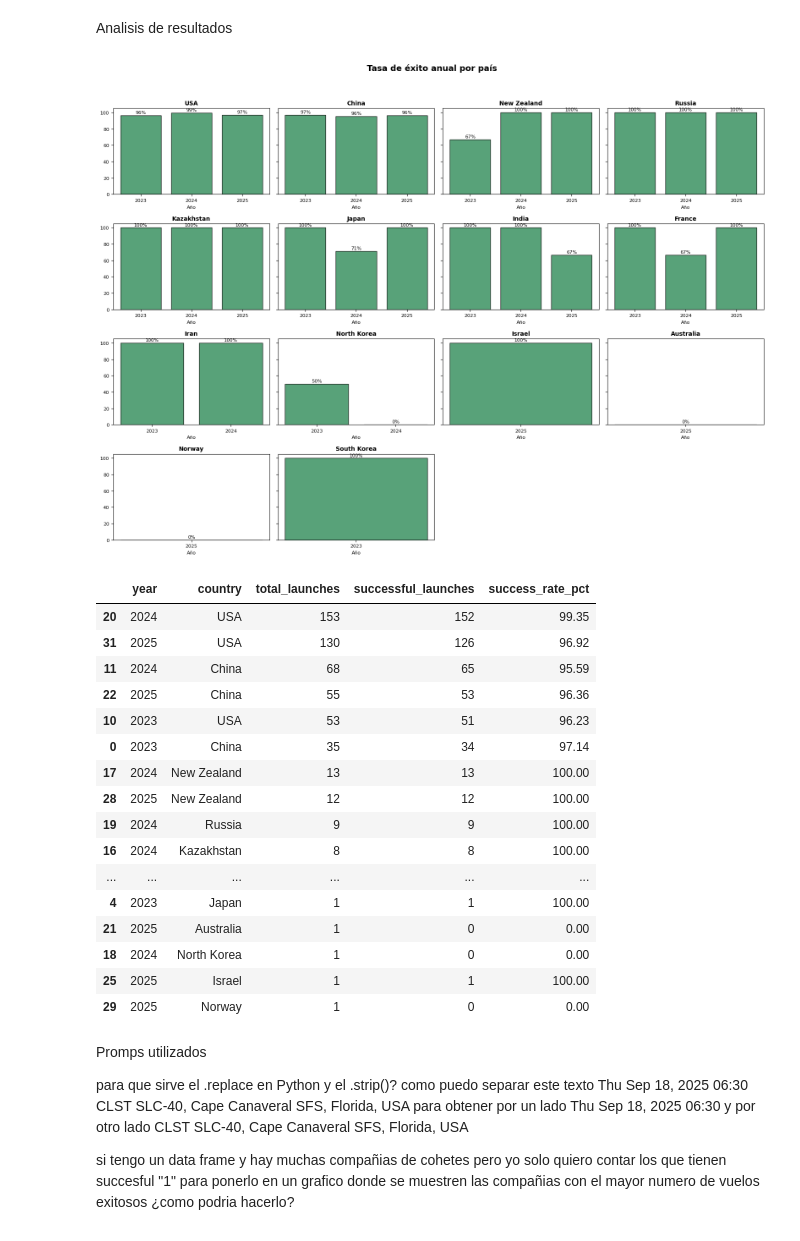
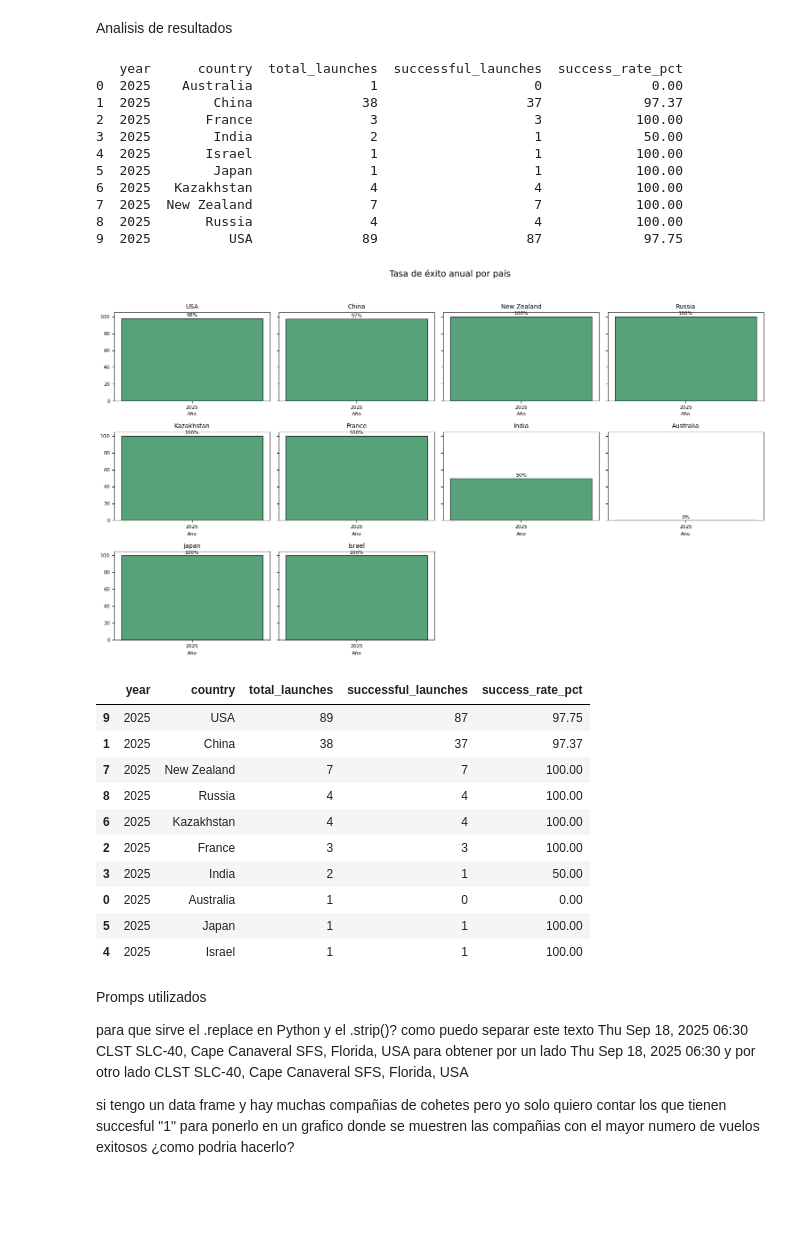
Before and after one commit to BaljeetTM/Tarea1_dataScience, a Jupyter notebook: Tarea1.ipynb, the cells around one changed output. Cells and saved outputs as stored; diff of their text form; code cells hidden in the pictures; blank space fills up the shorter version.

```diff
--- a/Tarea1.ipynb
+++ b/Tarea1.ipynb
@@ -9,7 +9,7 @@ from selenium.webdriver.chrome.options import Options
 import math
 # %%
 base_url = "https://nextspaceflight.com/launches/past/"
-last_page = 20
+last_page = 5
 # %%
 options = Options()
 options.add_argument("--headless=new")
@@ -373,70 +373,71 @@ df_ce = df[['company', 'successful', 'location', 'year', 'month', 'day']].copy()
 df_ce['country'] = df_ce['location'].str.split(', ').str[-1]
 df_ce['country'] = df_ce['country'].replace('China Coastal Waters', 'China')
 # %%
-#df country evolution succeful
-df_ces = df_ce.copy()
-df_ces['successful'] = df_ces['successful'].astype(int)
 
-annual_country_stats = (
-    df_ces.groupby(['year', 'country']).agg(total_launches=('successful', 'count'),successful_launches=('successful', 'sum')).reset_index())
+df_ce['successful'] = df_ce['successful'].astype(int)
 
+annual_country_stats = (df_ce.groupby(['year', 'country']).agg(total_launches=('successful', 'count'),successful_launches=('successful', 'sum')).reset_index())
+#Tasa de exito anual por pais
 annual_country_stats['success_rate_pct'] = (annual_country_stats['successful_launches'] / annual_country_stats['total_launches'] * 100).round(2)
+print(annual_country_stats)
+# %% [output]
+   year      country  total_launches  successful_launches  success_rate_pct
+0  2025    Australia               1                    0              0.00
+1  2025        China              38                   37             97.37
+2  2025       France               3                    3            100.00
+3  2025        India               2                    1             50.00
+4  2025       Israel               1                    1            100.00
+5  2025        Japan               1                    1            100.00
+6  2025   Kazakhstan               4                    4            100.00
+7  2025  New Zealand               7                    7            100.00
+8  2025       Russia               4                    4            100.00
+9  2025          USA              89                   87             97.75
 # %%
-acs_rate = annual_country_stats.copy()
-acs_rate['year'].astype(int)
+country_order_rate = (annual_country_stats.groupby('country')['total_launches'].sum().sort_values(ascending=False).index.tolist())
+annual_country_stats = annual_country_stats[annual_country_stats['country'].isin(country_order_rate)]
+n_countries = len(country_order_rate)
 
-country_order_rate = (acs_rate.groupby('country')['total_launches'].sum().sort_values(ascending=False).index.tolist())
-
-acs_rate = acs_rate[acs_rate['country'].isin(country_order_rate)]
-
-n_countries = len(country_order_rate)
 cols = 4
 rows = math.ceil(n_countries / cols)
 fig, axes = plt.subplots(rows, cols, figsize=(4*cols, 3.0*rows), sharey=True)
 axes = axes.flatten()
 
 for i, country in enumerate(country_order_rate):
     ax = axes[i]
-    sub = acs_rate[acs_rate['country'] == country].sort_values('year')
+    sub = annual_country_stats[annual_country_stats['country'] == country].sort_values('year')
 
     ax.bar(sub['year'], sub['success_rate_pct'], color='seagreen', edgecolor='black', alpha=0.8)
 
     for x, y in zip(sub['year'], sub['success_rate_pct']):
         ax.text(x, y + 1, f"{y:.0f}%", ha='center', va='bottom', fontsize=8, color='black')
 
-    ax.set_title(country, fontsize=10, fontweight='bold')
+    ax.set_title(country, fontsize=10)
     ax.set_xlabel('Año', fontsize=8)
     ax.tick_params(axis='x', labelsize=8)
     ax.tick_params(axis='y', labelsize=8)
     ax.set_ylim(0, 105)
 
 for j in range(i+1, len(axes)):
     fig.delaxes(axes[j])
 
-fig.suptitle('Tasa de éxito anual por país', fontsize=14, fontweight='bold')
-fig.tight_layout(rect=(0,0,1,0.95))
+fig.suptitle('Tasa de éxito anual por país', fontsize=14)
+fig.tight_layout(rect=(0,0,0.95,0.95))
 plt.show()
 
-acs_rate.sort_values(['total_launches'], ascending=[False])
+annual_country_stats.sort_values(['total_launches'], ascending=[False])
 # %% [output]
-[figure, old version]
+[figure, new version]
 |  | year | country | total_launches | successful_launches | success_rate_pct |
-| 20 | 2024 | USA | 153 | 152 | 99.35 |
-| 31 | 2025 | USA | 130 | 126 | 96.92 |
-| 11 | 2024 | China | 68 | 65 | 95.59 |
-| 22 | 2025 | China | 55 | 53 | 96.36 |
-| 10 | 2023 | USA | 53 | 51 | 96.23 |
-| 0 | 2023 | China | 35 | 34 | 97.14 |
-| 17 | 2024 | New Zealand | 13 | 13 | 100.00 |
-| 28 | 2025 | New Zealand | 12 | 12 | 100.00 |
-| 19 | 2024 | Russia | 9 | 9 | 100.00 |
-| 16 | 2024 | Kazakhstan | 8 | 8 | 100.00 |
-| ... | ... | ... | ... | ... | ... |
-| 4 | 2023 | Japan | 1 | 1 | 100.00 |
-| 21 | 2025 | Australia | 1 | 0 | 0.00 |
-| 18 | 2024 | North Korea | 1 | 0 | 0.00 |
-| 25 | 2025 | Israel | 1 | 1 | 100.00 |
-| 29 | 2025 | Norway | 1 | 0 | 0.00 |
+| 9 | 2025 | USA | 89 | 87 | 97.75 |
+| 1 | 2025 | China | 38 | 37 | 97.37 |
+| 7 | 2025 | New Zealand | 7 | 7 | 100.00 |
+| 8 | 2025 | Russia | 4 | 4 | 100.00 |
+| 6 | 2025 | Kazakhstan | 4 | 4 | 100.00 |
+| 2 | 2025 | France | 3 | 3 | 100.00 |
+| 3 | 2025 | India | 2 | 1 | 50.00 |
+| 0 | 2025 | Australia | 1 | 0 | 0.00 |
+| 5 | 2025 | Japan | 1 | 1 | 100.00 |
+| 4 | 2025 | Israel | 1 | 1 | 100.00 |
 # %% [markdown]
 Promps utilizados
 
```
Also changed, not shown: parts of 9 cells of this notebook, 1 other file.
